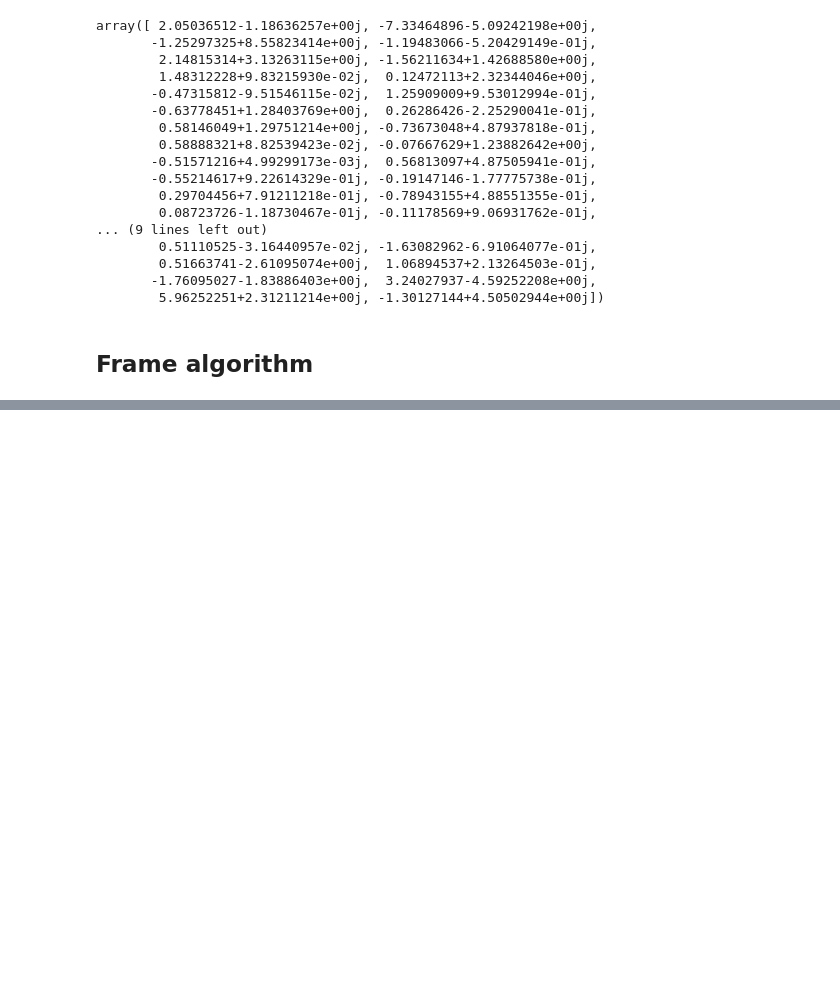
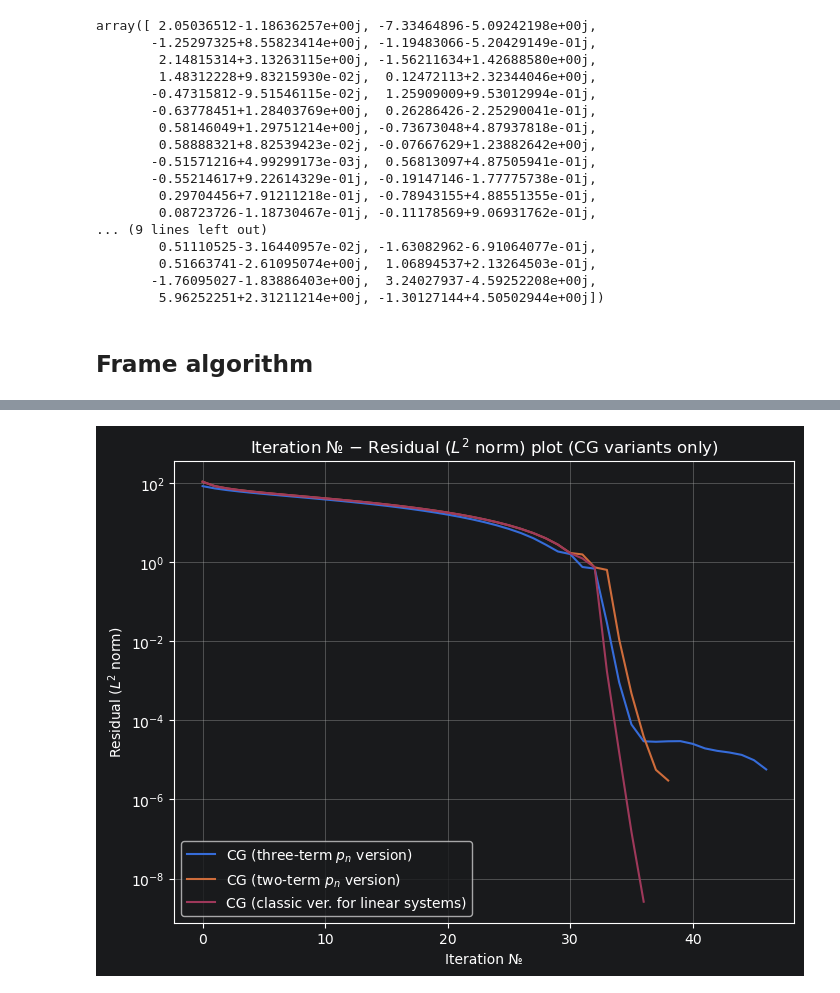
Before and after one commit to michael15346/frames, a Jupyter notebook: frames.ipynb, the cells around one changed output, grey strips where cells are left out. Saved outputs shown, nothing was run; the diff lists cells and outputs as text; code cells hidden in the pictures; blank space fills up the shorter version.

```diff
--- a/frames.ipynb
+++ b/frames.ipynb
@@ -101,0 +250,13 @@ array([ 1.-1.04018080e-14j,  2.-7.39186516e-15j,  3.+1.47000884e-14j,
+# %%
+plt.figure(figsize=(8,6))
+plt.xlabel("Iteration №")
+plt.ylabel("Residual ($L^2$ norm)")
+plt.grid(True)
+plt.semilogy(errors_cg, label='CG (three-term $p_n$ version)')
+plt.semilogy(errors_cg_two, label='CG (two-term $p_n$ version)')
+plt.semilogy(errors_cg_classic, label='CG (classic ver. for linear systems)')
+plt.title("Iteration № $-$ Residual ($L^2$ norm) plot (CG variants only)")
+plt.legend()
+plt.show()
+# %% [output]
+[figure, added]
```
Also changed, not shown: parts of 11 cells of this notebook.
